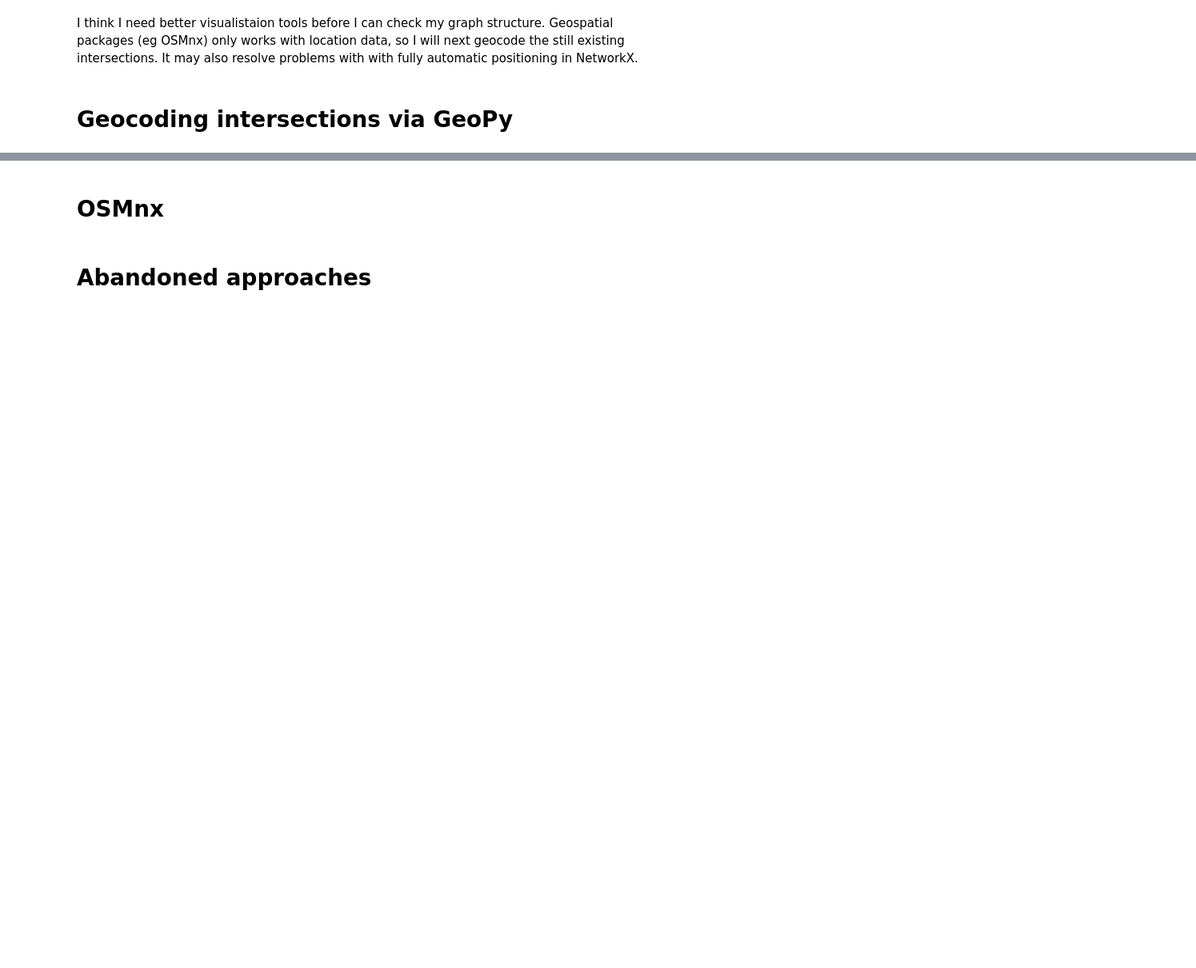
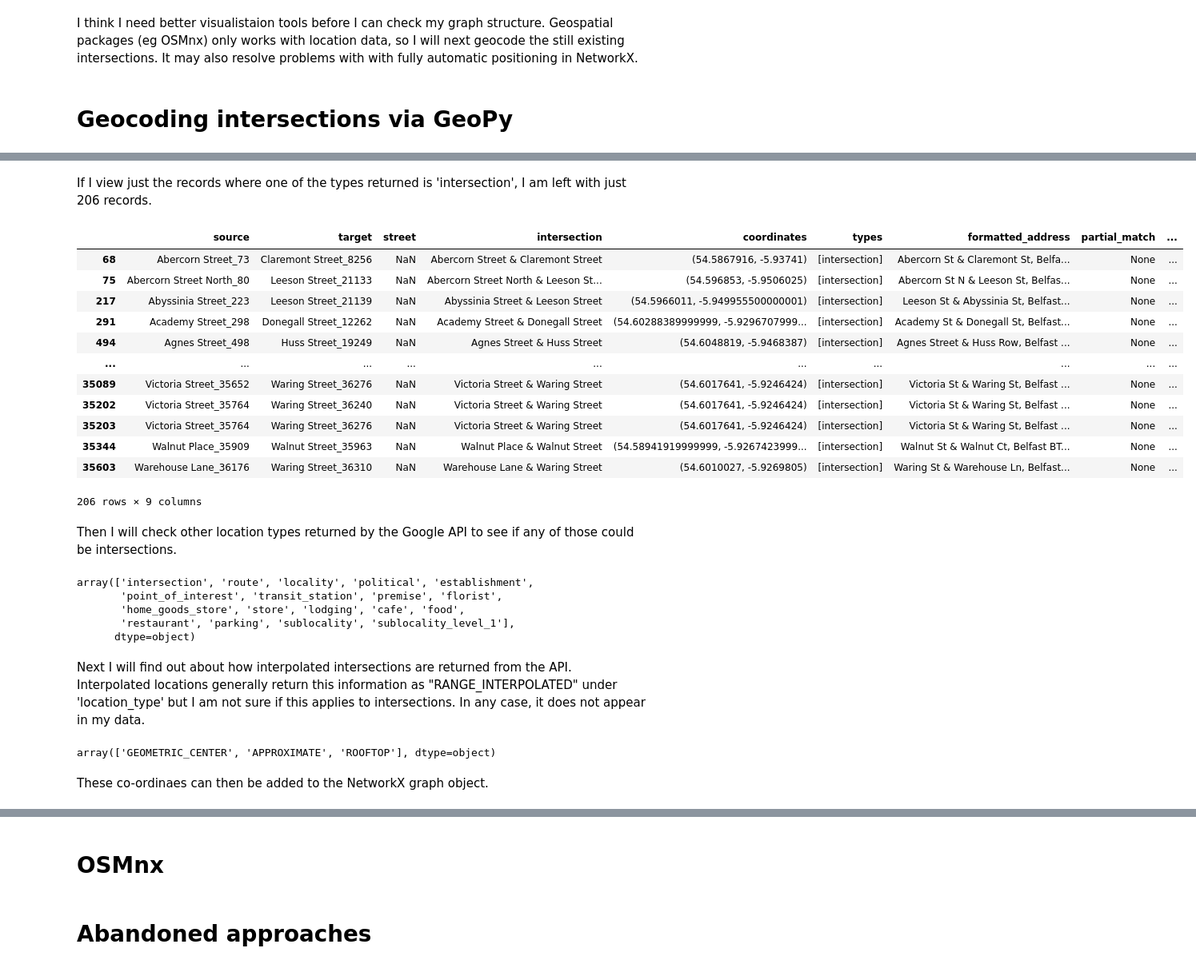
Before and after one commit to sian0x0/Map-Extinct-Addresses, a Jupyter notebook: extract.ipynb, the cells around one changed output, grey strips where cells are left out. Shown at 80% size. Saved outputs shown, nothing was run; the diff lists cells and outputs as text; code cells hidden in the pictures; blank space fills up the shorter version.

```diff
--- a/extract.ipynb
+++ b/extract.ipynb
@@ -442,0 +679,29 @@ I think I need better visualistaion tools before I can check my graph structure.
+# %%
+df_intersection_edges_googlemaps = df_edges[pd.isna(df_edges['street'])].copy()
+
+# get intersection names with '&'
+df_intersection_edges_googlemaps['intersection'] = (
+    df_intersection_edges_googlemaps['source'].str.split('_').str[0] +
+    ' & ' + df_intersection_edges_googlemaps['target'].str.split('_').str[0]
+)
+
+# geocode
+with open('./data/api_key_googlemaps', 'r') as keyfile:
+    api_key = keyfile.read()
+
+geolocator = GoogleV3(api_key)
+
+def geocode_intersection(intersection):
+    location = geolocator.geocode(intersection + ", Belfast, UK", components={"type":"intersection"})
+    responses = {
+            'coordinates': (location.latitude, location.longitude),
+            'types': location.raw['types'],
+            'formatted_address': location.address,
+            'partial_match': location.raw.get('partial_match', ""),
+            'location_type': location.raw.get('geometry', {}).get('location_type', "")
+        }
+    return responses
+
+df_intersection_edges_googlemaps[['coordinates', 'types', 'formatted_address', 'partial_match', 'location_type']] = df_intersection_edges_googlemaps['intersection'].apply(geocode_intersection).apply(pd.Series)
+
+df_intersection_edges_googlemaps.head(30)
@@ -442,0 +726,38 @@ I think I need better visualistaion tools before I can check my graph structure.
+# %% [markdown]
+If I view just the records where one of the types returned is 'intersection', I am left with just 206 records.
+# %%
+df_intersection_edges_googlemaps[df_intersection_edges_googlemaps['types'].apply(
+    lambda types_series: any("intersection" in type for type in types_series))]
+# %% [output]
+|  | source | target | street | intersection | coordinates | types | formatted_address | partial_match | ... |
+| 68 | Abercorn Street_73 | Claremont Street_8256 | NaN | Abercorn Street & Claremont Street | (54.5867916, -5.93741) | [intersection] | Abercorn St & Claremont St, Belfa... | None | ... |
+| 75 | Abercorn Street North_80 | Leeson Street_21133 | NaN | Abercorn Street North & Leeson St... | (54.596853, -5.9506025) | [intersection] | Abercorn St N & Leeson St, Belfas... | None | ... |
+| 217 | Abyssinia Street_223 | Leeson Street_21139 | NaN | Abyssinia Street & Leeson Street | (54.5966011, -5.949955500000001) | [intersection] | Leeson St & Abyssinia St, Belfast... | None | ... |
+| 291 | Academy Street_298 | Donegall Street_12262 | NaN | Academy Street & Donegall Street | (54.60288389999999, -5.9296707999... | [intersection] | Academy St & Donegall St, Belfast... | None | ... |
+| 494 | Agnes Street_498 | Huss Street_19249 | NaN | Agnes Street & Huss Street | (54.6048819, -5.9468387) | [intersection] | Agnes Street & Huss Row, Belfast ... | None | ... |
+| ... | ... | ... | ... | ... | ... | ... | ... | ... | ... |
+| 35089 | Victoria Street_35652 | Waring Street_36276 | NaN | Victoria Street & Waring Street | (54.6017641, -5.9246424) | [intersection] | Victoria St & Waring St, Belfast ... | None | ... |
+| 35202 | Victoria Street_35764 | Waring Street_36240 | NaN | Victoria Street & Waring Street | (54.6017641, -5.9246424) | [intersection] | Victoria St & Waring St, Belfast ... | None | ... |
+| 35203 | Victoria Street_35764 | Waring Street_36276 | NaN | Victoria Street & Waring Street | (54.6017641, -5.9246424) | [intersection] | Victoria St & Waring St, Belfast ... | None | ... |
+| 35344 | Walnut Place_35909 | Walnut Street_35963 | NaN | Walnut Place & Walnut Street | (54.58941919999999, -5.9267423999... | [intersection] | Walnut St & Walnut Ct, Belfast BT... | None | ... |
+| 35603 | Warehouse Lane_36176 | Waring Street_36310 | NaN | Warehouse Lane & Waring Street | (54.6010027, -5.9269805) | [intersection] | Waring St & Warehouse Ln, Belfast... | None | ... |
+206 rows × 9 columns
+# %% [markdown]
+Then I will check other location types returned by the Google API to see if any of those could be intersections.
+# %%
+df_intersection_edges_googlemaps['types'].explode().unique()
+# %% [output]
+array(['intersection', 'route', 'locality', 'political', 'establishment',
+       'point_of_interest', 'transit_station', 'premise', 'florist',
+       'home_goods_store', 'store', 'lodging', 'cafe', 'food',
+       'restaurant', 'parking', 'sublocality', 'sublocality_level_1'],
+      dtype=object)
+# %% [markdown]
+Next I will find out about how interpolated intersections are returned from the API. Interpolated locations generally return this information as "RANGE_INTERPOLATED" under 'location_type' but I am not sure if this applies to intersections. In any case, it does not appear in my data.
+# %%
+#TODO
+df_intersection_edges_googlemaps['location_type'].explode().unique()
+# %% [output]
+array(['GEOMETRIC_CENTER', 'APPROXIMATE', 'ROOFTOP'], dtype=object)
+# %% [markdown]
+These co-ordinaes can then be added to the NetworkX graph object.
```
Also changed, not shown: parts of 25 cells of this notebook.
